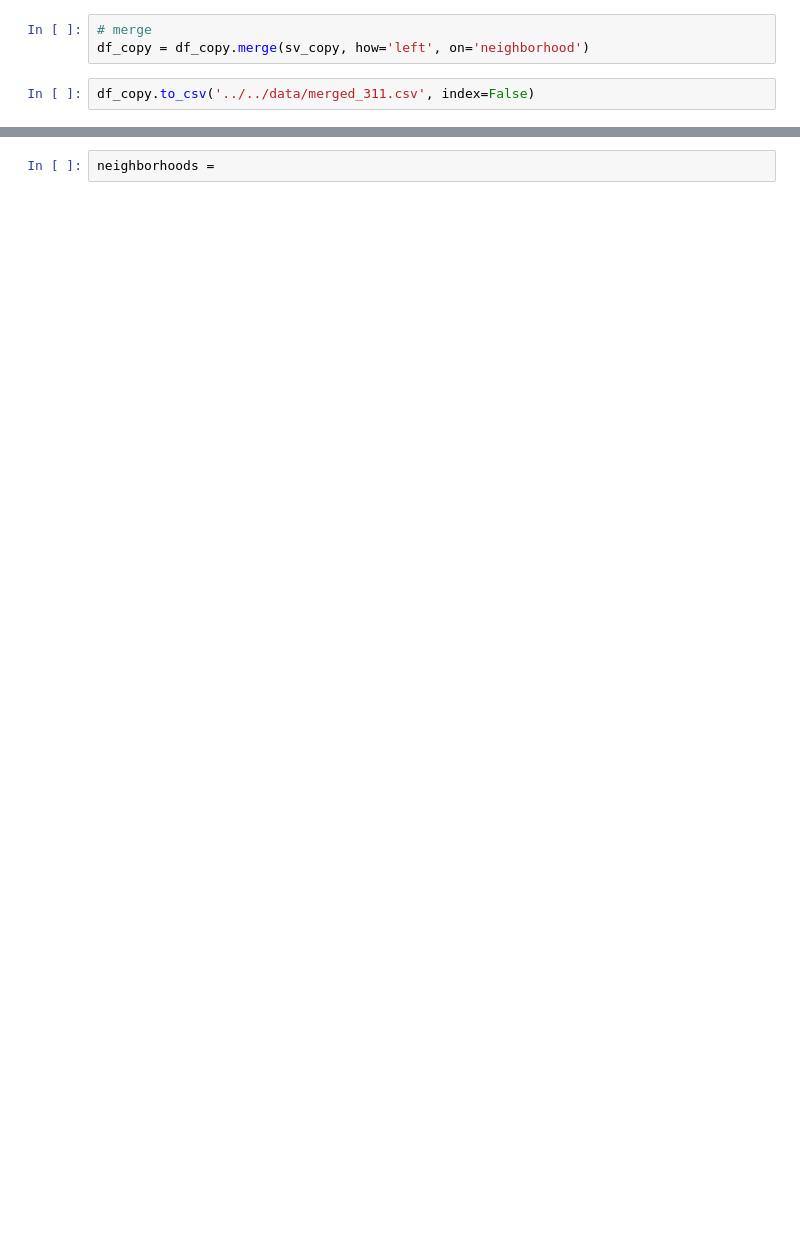
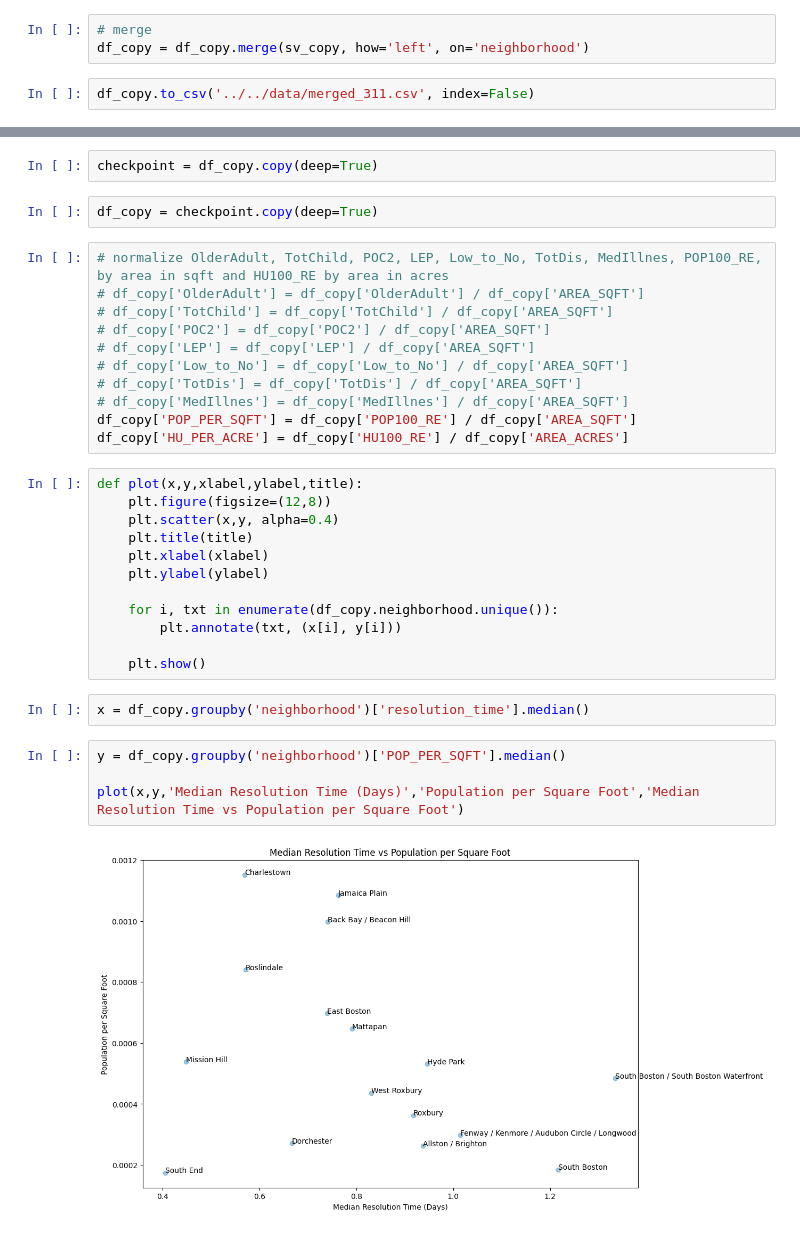
Before and after one commit to Laerk23/CS506-311ServiceTracker, a Jupyter notebook: fa23-team-d/notebooks/final_notebooks/poster_notebook copy.ipynb, the cells around one changed output, grey strips where cells are left out. Cells and saved outputs as stored; diff of their text form; blank space fills up the shorter version.

```diff
--- a/fa23-team-d/notebooks/final_notebooks/poster_notebook copy.ipynb
+++ b/fa23-team-d/notebooks/final_notebooks/poster_notebook copy.ipynb
@@ -502,2 +508,35 @@ df_copy.head()
-# %%
-neighborhoods =
+# %%
+checkpoint = df_copy.copy(deep=True)
+# %%
+df_copy = checkpoint.copy(deep=True)
+# %%
+# normalize OlderAdult, TotChild, POC2, LEP, Low_to_No, TotDis, MedIllnes, POP100_RE, by area in sqft and HU100_RE by area in acres
+# df_copy['OlderAdult'] = df_copy['OlderAdult'] / df_copy['AREA_SQFT']
+# df_copy['TotChild'] = df_copy['TotChild'] / df_copy['AREA_SQFT']
+# df_copy['POC2'] = df_copy['POC2'] / df_copy['AREA_SQFT']
+# df_copy['LEP'] = df_copy['LEP'] / df_copy['AREA_SQFT']
+# df_copy['Low_to_No'] = df_copy['Low_to_No'] / df_copy['AREA_SQFT']
+# df_copy['TotDis'] = df_copy['TotDis'] / df_copy['AREA_SQFT']
+# df_copy['MedIllnes'] = df_copy['MedIllnes'] / df_copy['AREA_SQFT']
+df_copy['POP_PER_SQFT'] = df_copy['POP100_RE'] / df_copy['AREA_SQFT']
+df_copy['HU_PER_ACRE'] = df_copy['HU100_RE'] / df_copy['AREA_ACRES']
+# %%
+def plot(x,y,xlabel,ylabel,title):
+    plt.figure(figsize=(12,8))
+    plt.scatter(x,y, alpha=0.4)
+    plt.title(title)
+    plt.xlabel(xlabel)
+    plt.ylabel(ylabel)
+
+    for i, txt in enumerate(df_copy.neighborhood.unique()):
+        plt.annotate(txt, (x[i], y[i]))
+
+    plt.show()
+# %%
+x = df_copy.groupby('neighborhood')['resolution_time'].median()
+# %%
+y = df_copy.groupby('neighborhood')['POP_PER_SQFT'].median()
+
+plot(x,y,'Median Resolution Time (Days)','Population per Square Foot','Median Resolution Time vs Population per Square Foot')
+# %% [output]
+[figure, added]
```
Also changed, not shown: parts of 15 cells of this notebook.
